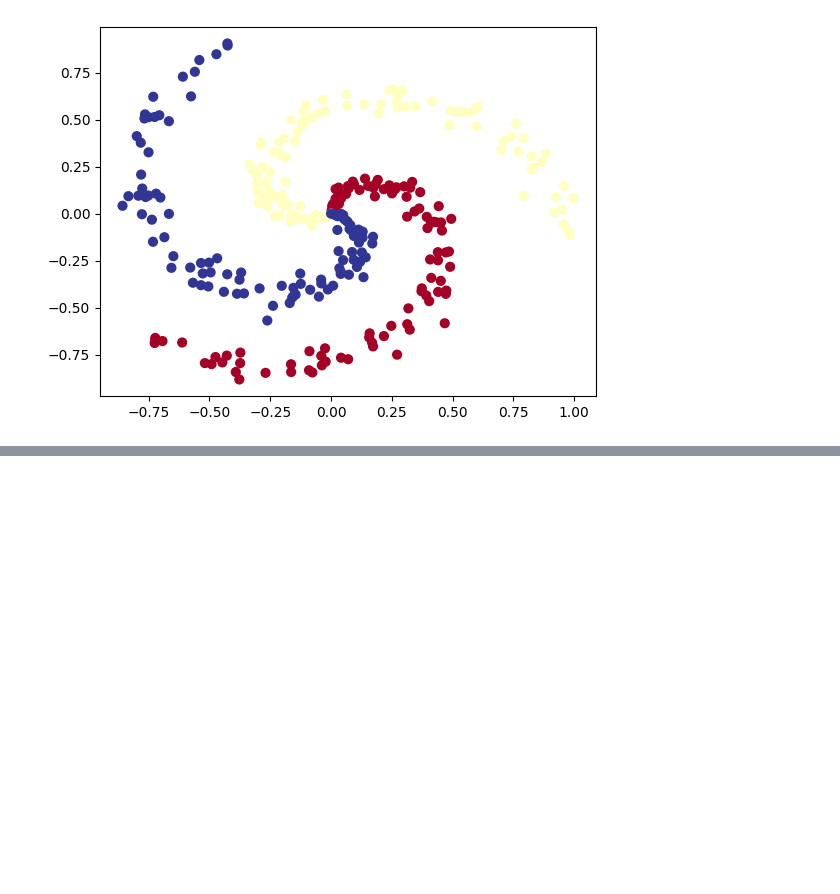
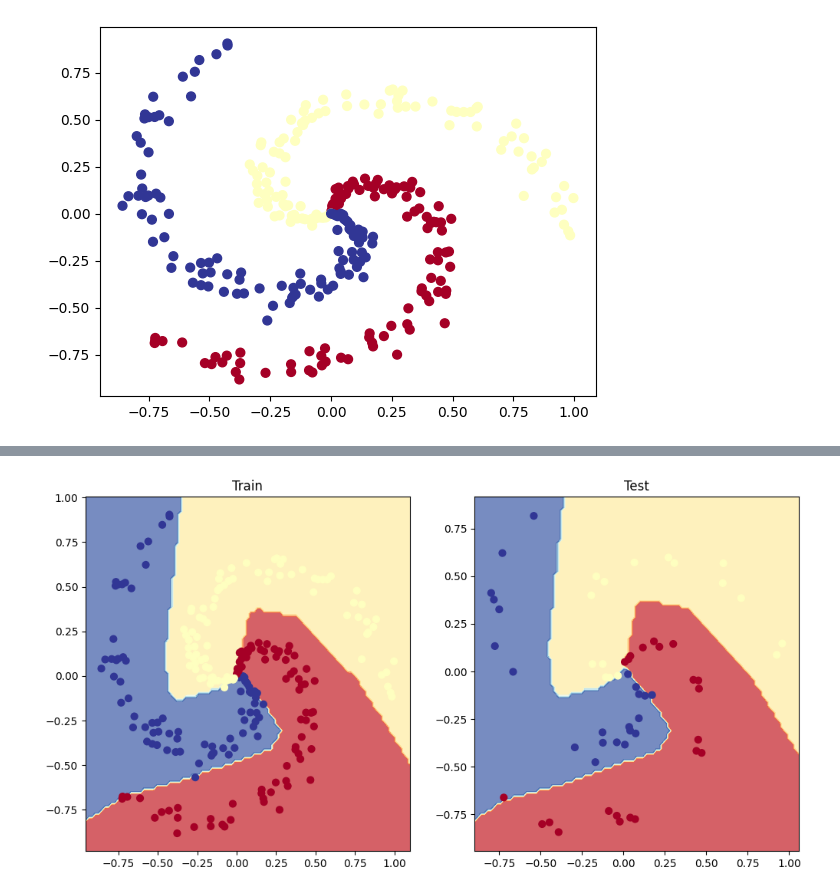
Before and after one commit to Anjasfedo/pytorch, a Jupyter notebook: extras/exercises/02_pytorch_classification_exercises.ipynb, the cells around one changed output, grey strips where cells are left out. Saved outputs shown, nothing was run; the diff lists cells and outputs as text; code cells hidden in the pictures; blank space fills up the shorter version.

Commit message:
Exercise 2: Multi-class Classification Model

```diff
--- a/extras/exercises/02_pytorch_classification_exercises.ipynb
+++ b/extras/exercises/02_pytorch_classification_exercises.ipynb
@@ -361,3 +361,4 @@ y = torch.from_numpy(y).type(torch.LongTensor) # labels need to be of type long
 
 # Create train and test splits
 from sklearn.model_selection import train_test_split
+X_train, X_test, y_train, y_test = train_test_split(X, y, test_size=0.2, random_state=RANDOM_SEED)
@@ -398,35 +460,49 @@ Pred labels:
 # %%
 # Setup loss function and optimizer
-# loss_fn =
-# optimizer =
+loss_fn = nn.CrossEntropyLoss()
+optimizer = torch.optim.SGD(params=model_1.parameters(), lr=0.1)
 # %%
 # Build a training loop for the model
 
+epochs = 1000
+
 # Loop over data
+for epoch in range(epochs):
 
-
+  model_1.train()
   ## Training
 
   # 1. Forward pass
-
+  y_logits = model_1(X_train).squeeze(dim=1)
+  y_pred_prob = torch.softmax(y_logits, dim=1)
+  y_pred = torch.argmax(y_pred_prob, dim=1)
 
   # 2. Calculate the loss
-
+  loss = loss_fn(y_logits, y_train)
+  acc = acc_fn(y_pred, y_train)
 
   # 3. Optimizer zero grad
-
+  optimizer.zero_grad()
 
   # 4. Loss backward
-
+  loss.backward()
 
   # 5. Optimizer step
-
+  optimizer.step()
 
   ## Testing
-
+  model_1.eval()
+  with torch.inference_mode():
 
     # 1. Forward pass
+    test_logits = model_1(X_test).squeeze(dim=1)
+    test_pred_prob = torch.softmax(test_logits, dim=1)
+    test_pred = torch.argmax(test_pred_prob, dim=1)
 
     # 2. Caculate loss and acc
+    test_loss = loss_fn(test_logits, y_test)
+    test_acc = acc_fn(test_pred, y_test)
 
   # Print out what's happening every 100 epochs
+  if epoch % 100 == 0:
+    print(f"Epoch: {epoch} | Loss: {loss:.5f}, Accuracy: {acc:.2f}% | Test loss: {test_loss:.5f}, Test acc: {test_acc:.2f}%")
@@ -434,0 +520,12 @@ Pred labels:
+# %%
+# Plot decision boundaries for training and test sets
+plt.figure(figsize=(12, 6))
+plt.subplot(1, 2, 1)
+plt.title("Train")
+plot_decision_boundary(model_1, X_train, y_train)
+
+plt.subplot(1, 2, 2)
+plt.title("Test")
+plot_decision_boundary(model_1, X_test, y_test)
+# %% [output]
+[figure, added]
```
Also changed, not shown: parts of 8 cells of this notebook.
